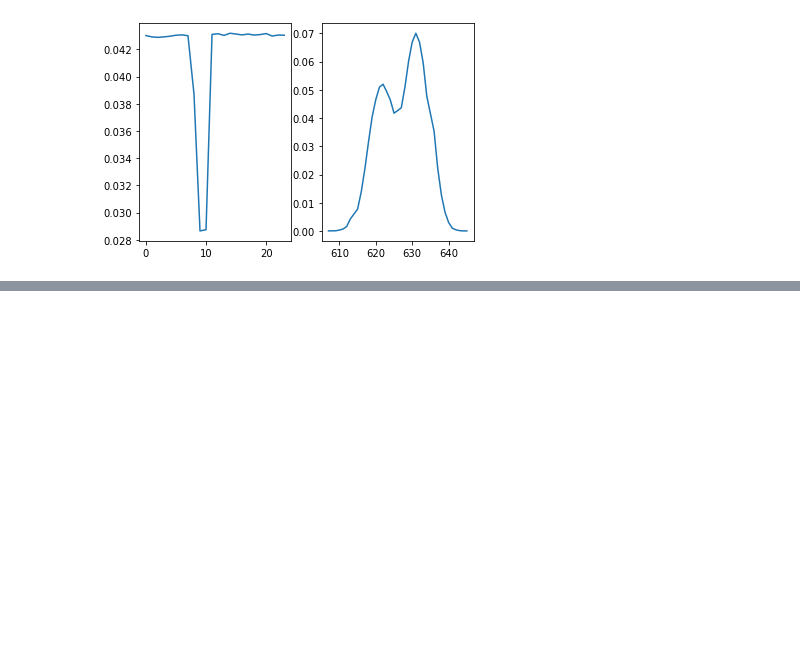
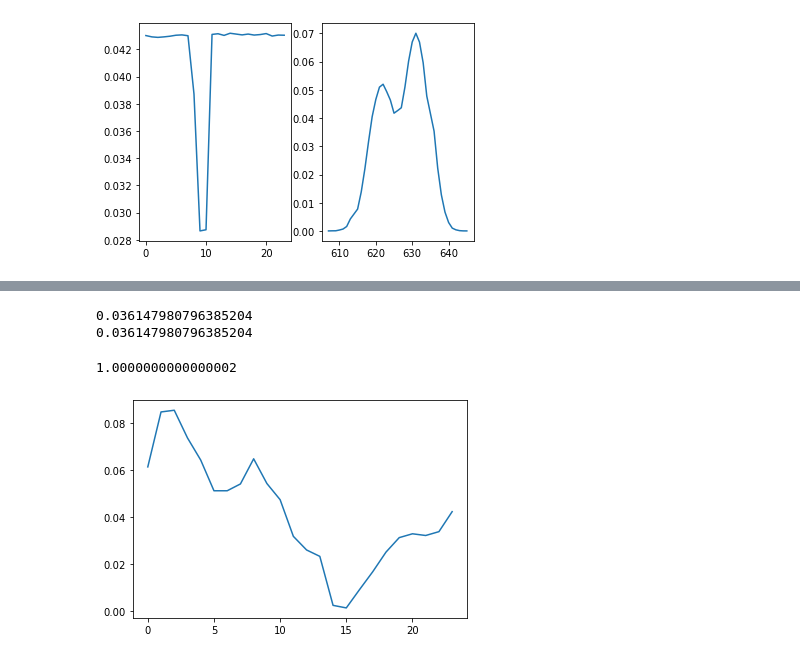
Before and after one commit to AkinaNagai/ori_lnpr_book_codes, a Jupyter notebook: section_sensor/lidar_600.ipynb, the cells around one changed output, grey strips where cells are left out. Drawn from its saved outputs; the diff is of its cells as text; code cells hidden in the pictures; blank space fills up the shorter version.

```diff
--- a/section_sensor/lidar_600.ipynb
+++ b/section_sensor/lidar_600.ipynb
@@ -170,0 +176,29 @@ plt.show()
+# %%
+#乗法定理とベイズの定理、両方でP(z=630|t=13)を求める。
+
+#乗法定理
+print(cond_z_t[13][630])
+
+#ベイズの定理P(z=630|t=13) = P(t=13|z=630)*P(z=630)/P(t=13)
+bayes_z_t = cond_t_z[630][13]*p_z[0][630]/p_t[0][13]
+print(bayes_z_t)
+# %% [output]
+0.036147980796385204
+0.036147980796385204
+# %%
+#ベイズの定理により、結果から原因を推定する。求めたいのは、測定したデータzは、どの時刻で得られたものかという確率分布P(t|z)
+#P(t|z) = P(z|t)*P(t)/P(z)
+def bayes_estimation(sensor_value, current_estimation):
+    new_estimation = []
+    for i in range(24):
+        new_estimation.append(cond_z_t[i][sensor_value]*current_estimation[i])
+    return new_estimation/sum(new_estimation)
+
+fig = plt.figure()
+ax = fig.add_subplot(1,1,1)
+ax.plot(bayes_estimation(630,p_t[0]))
+
+print(sum(bayes_estimation(630,p_t[0])))
+# %% [output]
+1.0000000000000002
+[figure, added]
```
Also changed, not shown: parts of 5 cells of this notebook.
